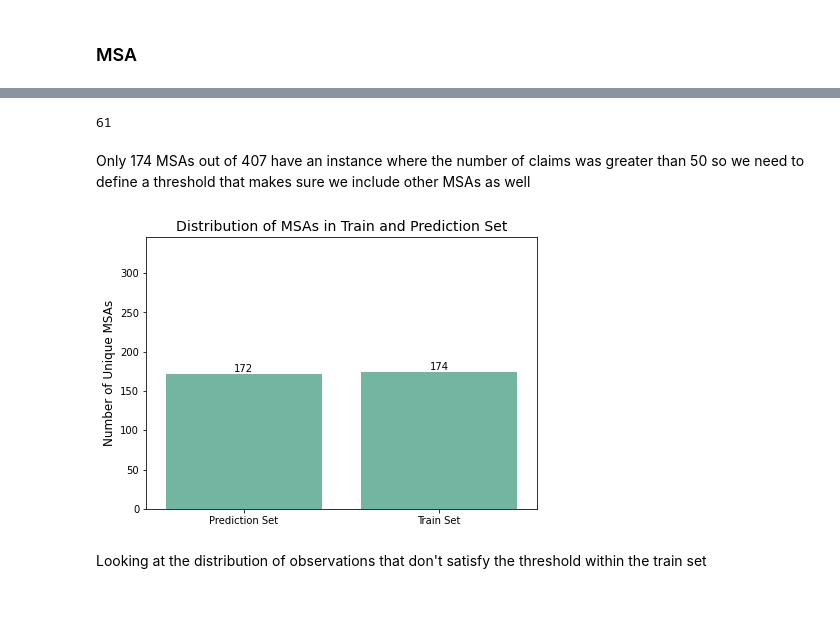
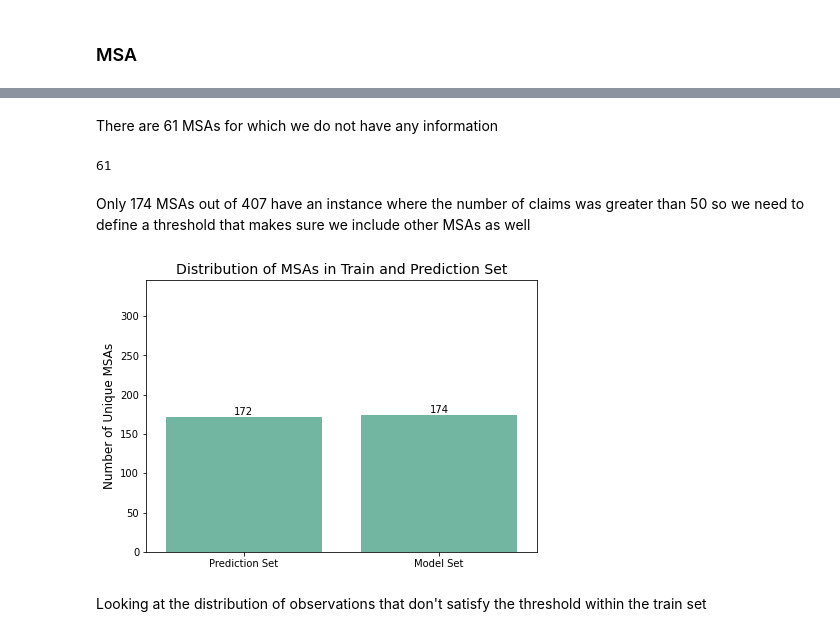
Before and after one commit to Shruti-Kaushal/Prediction-of-commercial-insurance-payments-for-surgical-procedure-using-DataRobot, a Jupyter notebook: ThresholdAnalysis.ipynb, the cells around one changed output, grey strips where cells are left out. Cells and saved outputs as stored; diff of their text form; code cells hidden in the pictures; blank space fills up the shorter version.

```diff
--- a/ThresholdAnalysis.ipynb
+++ b/ThresholdAnalysis.ipynb
@@ -198,7 +200,9 @@ There are 61 MSAs for which we do not have any information
-# %%
-len(set(data_priv0.msa.unique()))
-# %% [output]
-61
+# %% [markdown]
+There are 61 MSAs for which we do not have any information
+# %%
+len(set(data_priv0.msa.unique()))
+# %% [output]
+61
 # %% [markdown]
 Only 174 MSAs out of 407 have an instance where the number of claims was greater than 50 so we need to define a threshold that makes sure we include other MSAs as well
 # %%
@@ -206,16 +210,16 @@ msa50 = data[data.priv_count>50].msa.unique()
 msa_not50 = set(data.msa.unique()) - set(msa50)
 # %%
 plt.figure(figsize = (7,5))
-ax = sns.barplot(['Prediction Set','Train Set'],[len(msa_not50), len(msa50)], color = '#66c2a5')
+ax = sns.barplot(['Prediction Set','Model Set'],[len(msa_not50), len(msa50)], color = '#66c2a5')
 ax.bar_label(ax.containers[0])
 plt.ylabel('Number of Unique MSAs', fontsize = 12)
 plt.title('Distribution of MSAs in Train and Prediction Set', fontsize = 14)
 plt.ylim(0,len(msa50)+len(msa_not50))
 
 plt.savefig('figures/predict_train_num_obvs.png', bbox_inches = 'tight')
 plt.show()
 # %% [output]
-[figure, old version]
+[figure, new version]
 # %% [markdown]
 Looking at the distribution of observations that don't satisfy the threshold within the train set
 # %%
```
Also changed, not shown: parts of 9 cells of this notebook.
